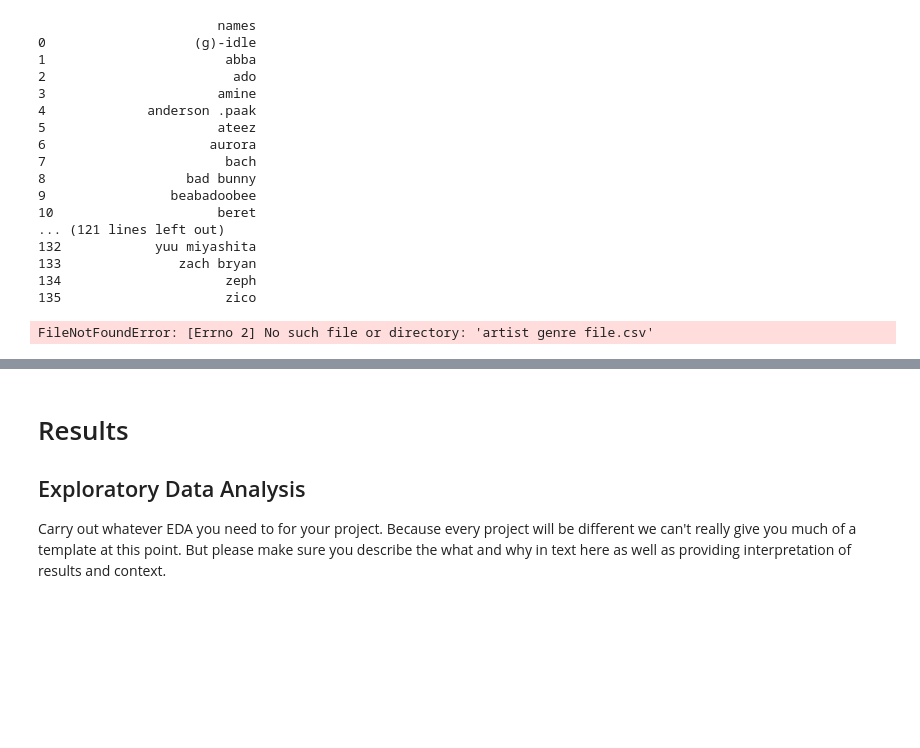
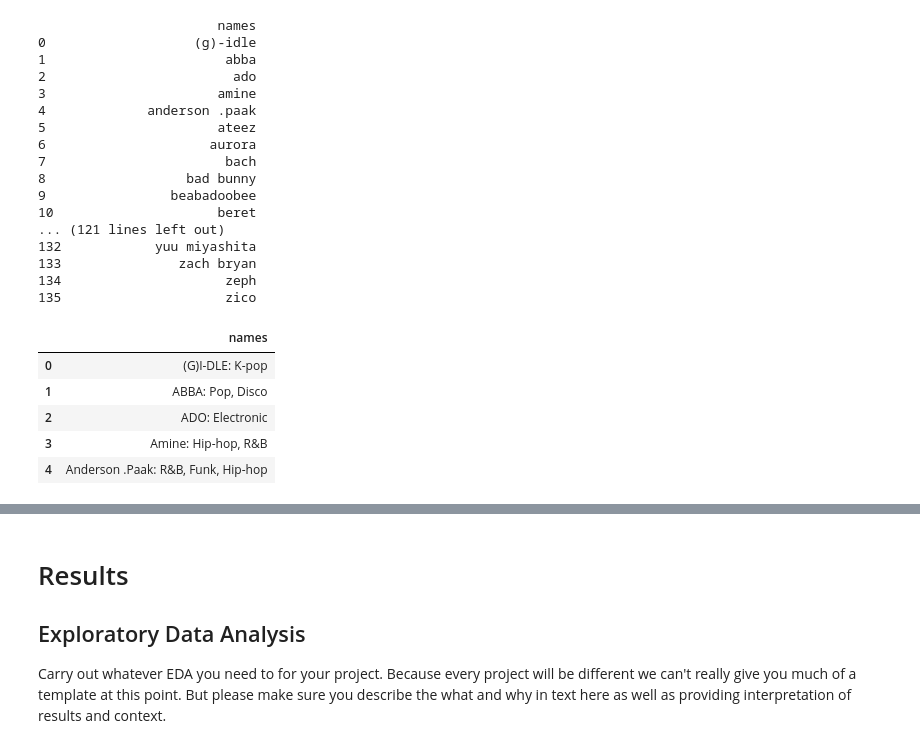
Before and after one commit to ninaahong/COGS108, a Jupyter notebook: EDACheckpoint_Group041_WI24.ipynb, the cells around one changed output, grey strips where cells are left out. Cells and saved outputs as stored; diff of their text form; code cells hidden in the pictures; blank space fills up the shorter version.

```diff
--- a/EDACheckpoint_Group041_WI24.ipynb
+++ b/EDACheckpoint_Group041_WI24.ipynb
@@ -492,6 +478,12 @@ print(artist_names.to_string())
 134                     zeph
 135                     zico
 # %%
-artist_genre=pd.read_csv('artist genre file.csv')
+artists_genre=pd.read_csv('artist genre file.csv')
+artists_genre.head()
 # %% [output]
-FileNotFoundError: [Errno 2] No such file or directory: 'artist genre file.csv'
+|  | names |
+| 0 | (G)I-DLE: K-pop |
+| 1 | ABBA: Pop, Disco |
+| 2 | ADO: Electronic |
+| 3 | Amine: Hip-hop, R&B |
+| 4 | Anderson .Paak: R&B, Funk, Hip-hop |
```
Also changed, not shown: parts of 3 cells of this notebook.
